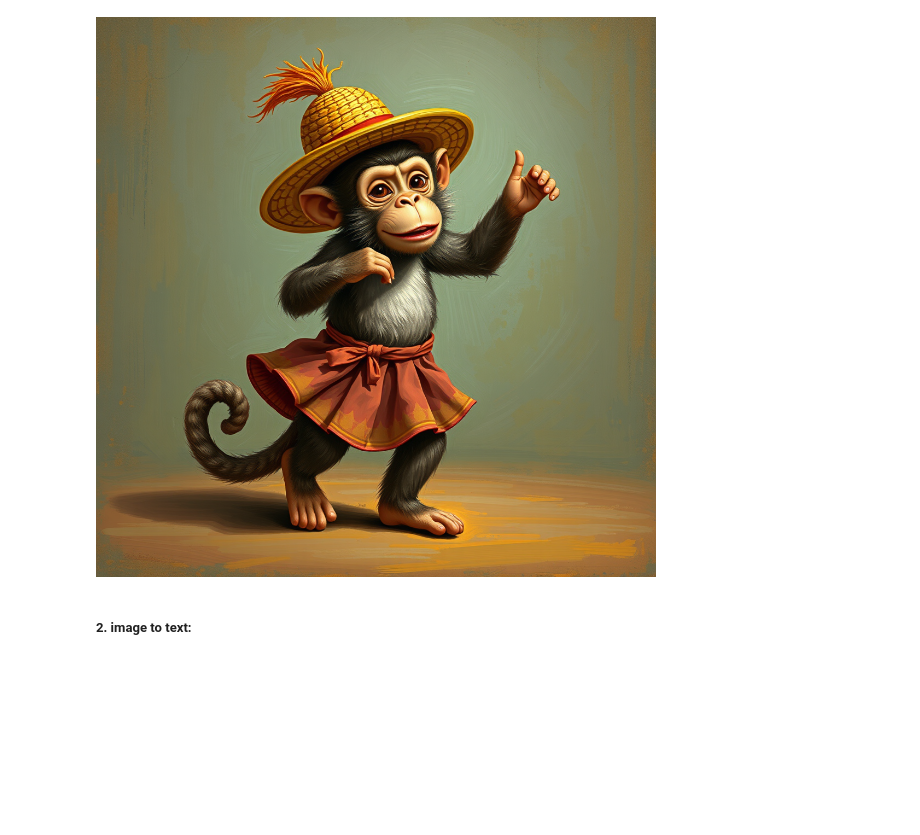
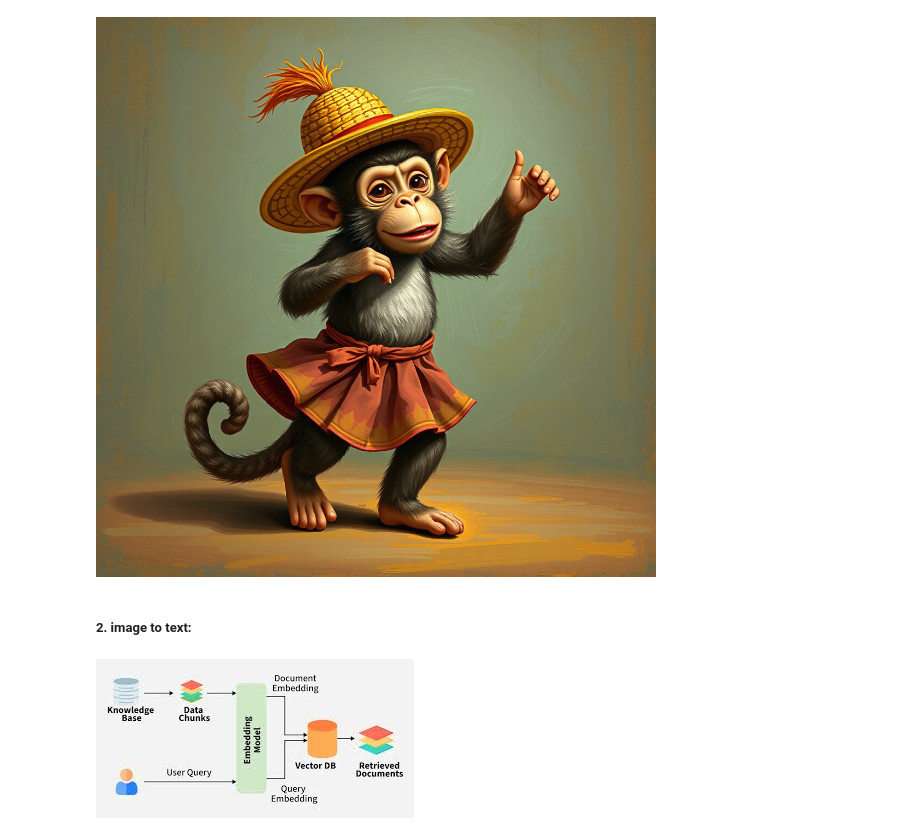
Before and after one commit to indexkboss/Prompt_Engineering, a Jupyter notebook: TP1.ipynb, the cells around one changed output. Drawn from its saved outputs; the diff is of its cells as text; code cells hidden in the pictures; blank space fills up the shorter version.

```diff
--- a/TP1.ipynb
+++ b/TP1.ipynb
@@ -373,3 +380,9 @@ display(img)
 [figure]
 # %% [markdown]
 ##### 2. image to text:
+# %%
+path = "images.jpg"
+# %%
+Image.open(path)
+# %% [output]
+[figure, added]
```
Also changed, not shown: parts of 4 cells of this notebook, 1 other file.
